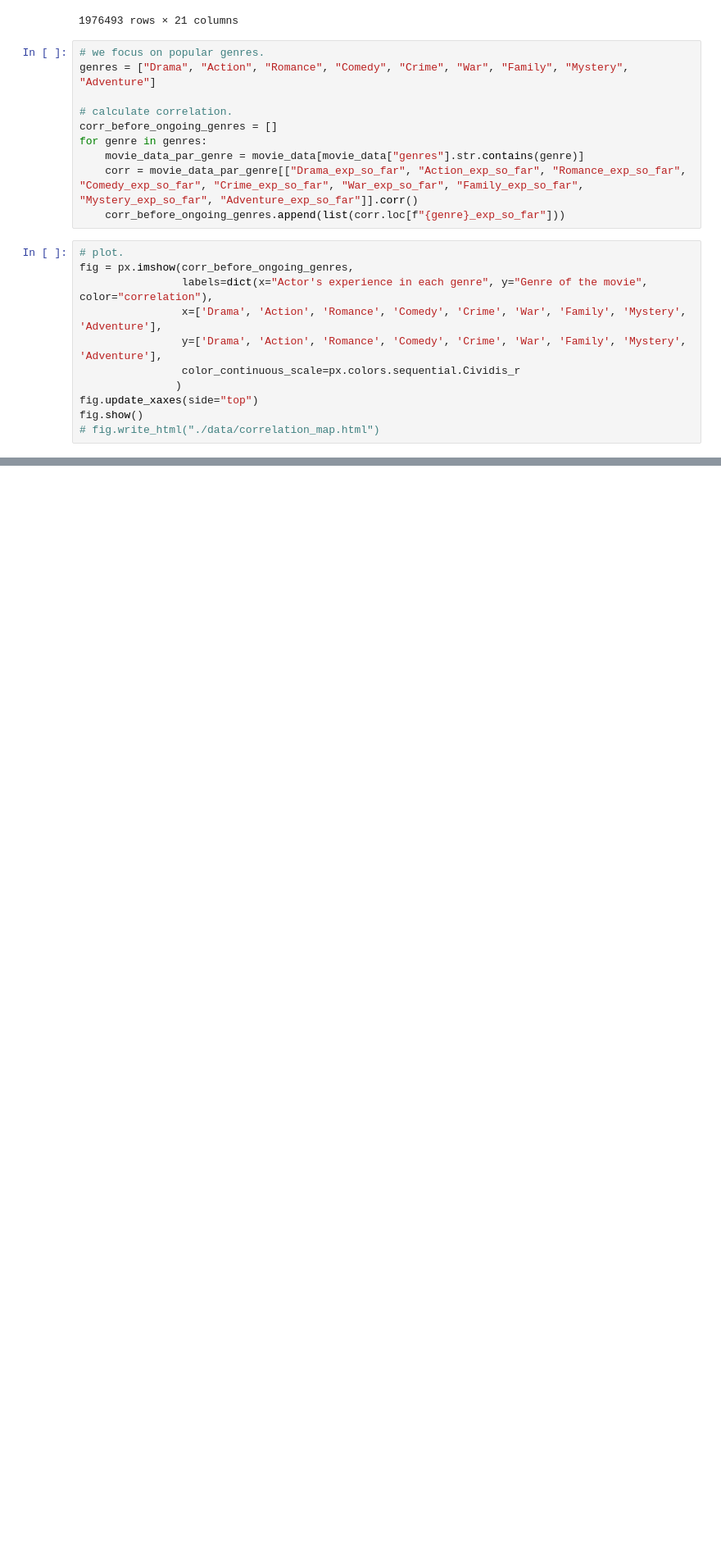
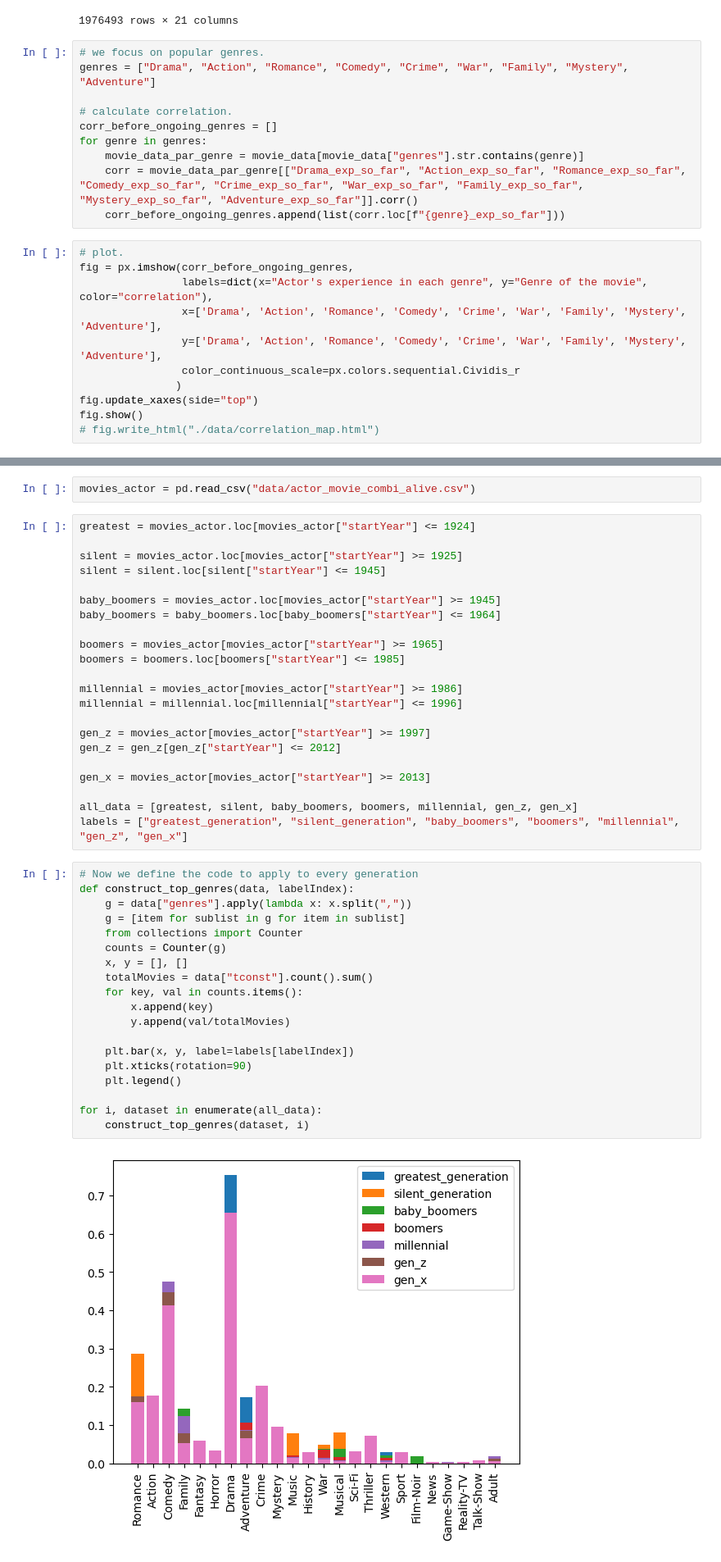
Before and after one commit to epfl-ada/ada-2022-project-jash, a Jupyter notebook: submission.ipynb, the cells around one changed output, grey strips where cells are left out. Shown at 82% size. Drawn from its saved outputs; the diff is of its cells as text; blank space fills up the shorter version.

```diff
--- a/submission.ipynb
+++ b/submission.ipynb
@@ -286,0 +308,45 @@ fig.show()
+# %%
+movies_actor = pd.read_csv("data/actor_movie_combi_alive.csv")
+# %%
+greatest = movies_actor.loc[movies_actor["startYear"] <= 1924]
+
+silent = movies_actor.loc[movies_actor["startYear"] >= 1925]
+silent = silent.loc[silent["startYear"] <= 1945]
+
+baby_boomers = movies_actor.loc[movies_actor["startYear"] >= 1945]
+baby_boomers = baby_boomers.loc[baby_boomers["startYear"] <= 1964]
+
+boomers = movies_actor[movies_actor["startYear"] >= 1965]
+boomers = boomers.loc[boomers["startYear"] <= 1985]
+
+millennial = movies_actor[movies_actor["startYear"] >= 1986]
+millennial = millennial.loc[millennial["startYear"] <= 1996]
+
+gen_z = movies_actor[movies_actor["startYear"] >= 1997]
+gen_z = gen_z[gen_z["startYear"] <= 2012]
+
+gen_x = movies_actor[movies_actor["startYear"] >= 2013]
+
+all_data = [greatest, silent, baby_boomers, boomers, millennial, gen_z, gen_x]
+labels = ["greatest_generation", "silent_generation", "baby_boomers", "boomers", "millennial", "gen_z", "gen_x"]
+# %%
+# Now we define the code to apply to every generation
+def construct_top_genres(data, labelIndex):
+    g = data["genres"].apply(lambda x: x.split(","))
+    g = [item for sublist in g for item in sublist]
+    from collections import Counter
+    counts = Counter(g)
+    x, y = [], []
+    totalMovies = data["tconst"].count().sum()
+    for key, val in counts.items():
+        x.append(key)
+        y.append(val/totalMovies)
+
+    plt.bar(x, y, label=labels[labelIndex])
+    plt.xticks(rotation=90)
+    plt.legend()
+
+for i, dataset in enumerate(all_data):
+    construct_top_genres(dataset, i)
+# %% [output]
+[figure, added]
```
Also changed, not shown: parts of 33 cells of this notebook.
